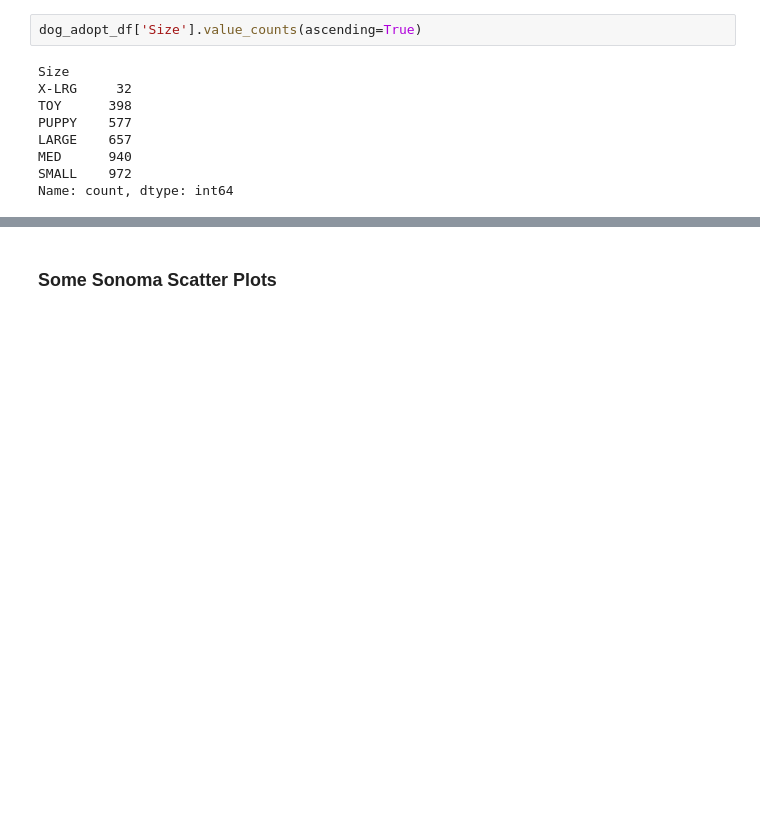
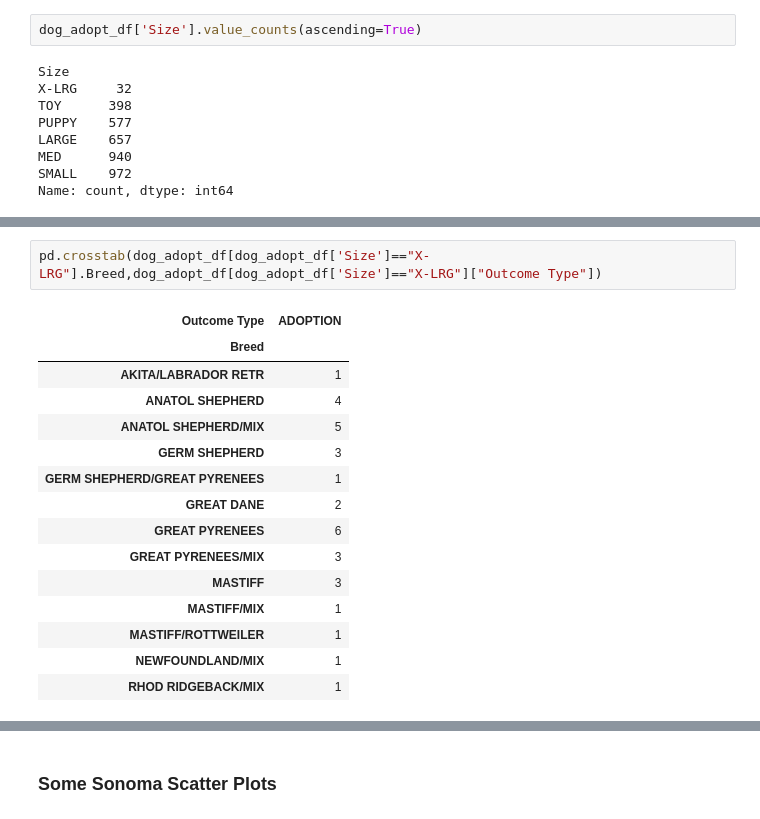
Before and after one commit to rty10/doggy-doggy-what-now, a Jupyter notebook: python_notebooks/AKnontemporal_EDA_01.ipynb, the cells around one changed output, grey strips where cells are left out. Drawn from its saved outputs; the diff is of its cells as text; blank space fills up the shorter version.

```diff
--- a/python_notebooks/AKnontemporal_EDA_01.ipynb
+++ b/python_notebooks/AKnontemporal_EDA_01.ipynb
@@ -600,0 +635,18 @@ Name: count, dtype: int64
+# %%
+pd.crosstab(dog_adopt_df[dog_adopt_df['Size']=="X-LRG"].Breed,dog_adopt_df[dog_adopt_df['Size']=="X-LRG"]["Outcome Type"])
+# %% [output]
+| Outcome Type | ADOPTION |
+| Breed |  |
+| AKITA/LABRADOR RETR | 1 |
+| ANATOL SHEPHERD | 4 |
+| ANATOL SHEPHERD/MIX | 5 |
+| GERM SHEPHERD | 3 |
+| GERM SHEPHERD/GREAT PYRENEES | 1 |
+| GREAT DANE | 2 |
+| GREAT PYRENEES | 6 |
+| GREAT PYRENEES/MIX | 3 |
+| MASTIFF | 3 |
+| MASTIFF/MIX | 1 |
+| MASTIFF/ROTTWEILER | 1 |
+| NEWFOUNDLAND/MIX | 1 |
+| RHOD RIDGEBACK/MIX | 1 |
```
Also changed, not shown: parts of 3 cells of this notebook.
